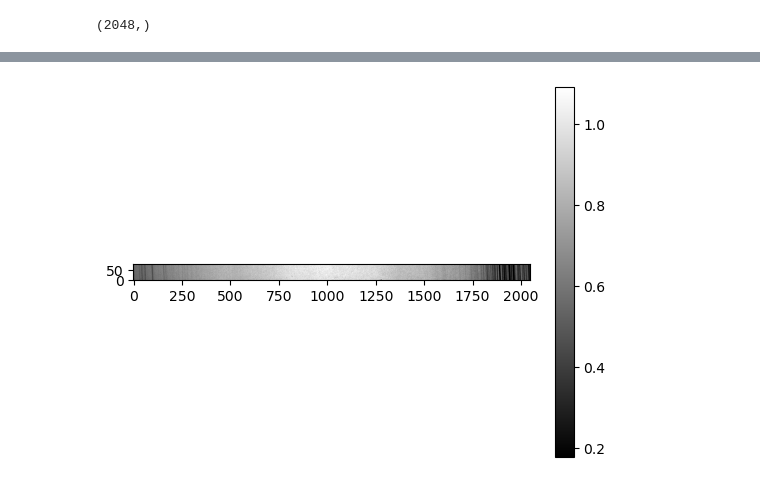
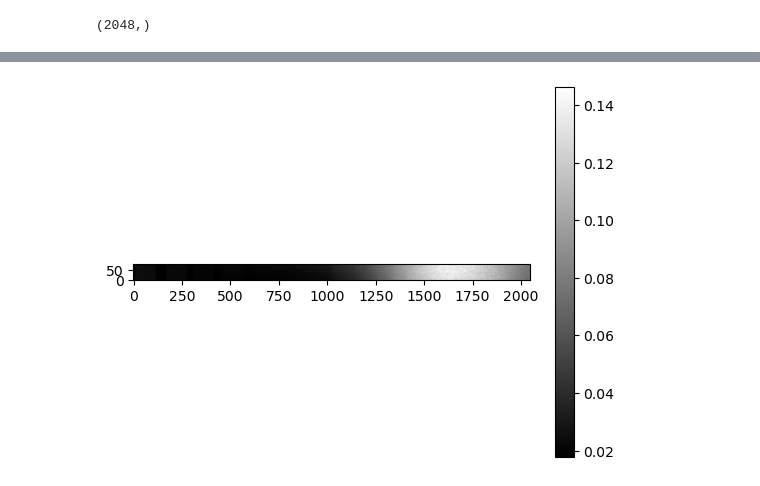
Before and after one commit to Hallflower20/palomar-project, a Jupyter notebook: data/pipeline.ipynb, the cells around one changed output, grey strips where cells are left out. Cells and saved outputs as stored; diff of their text form; code cells hidden in the pictures.

```diff
--- a/data/pipeline.ipynb
+++ b/data/pipeline.ipynb
@@ -19,13 +19,13 @@ def plot_data(obj,percentile = [1, 99],use_log = False):
     plt.colorbar()
 
 def read_file(file_name):
-    return fits.open(file_name)['PRIMARY'].data.astype(float)
+    return np.flip(fits.open(file_name)['PRIMARY'].data.astype(float), axis = 1)
 # %%
 files = glob.glob("./20230507/*.fits")
 files = np.sort(files)
 # %%
 slit_w = 30 * u.arcsecond
 scale = 0.37 * u.arcsecond
-slit_pixel_w = int(slit_w / scale)
+slit_pixel_w = int(slit_w / scale) + 10
 slit_pixel_w
 # %% [output]
@@ -167,7 +154,9 @@ trace = Table.from_pandas(pd.read_csv("tspec_traces.csv"))
 trace["order3_min"] = np.floor(trace["order3"] - slit_pixel_w/2).astype(int)
 trace["order3_max"] = np.ceil(trace["order3"] + slit_pixel_w/2).astype(int)
 # %%
-def rectify(data, trace_line_min, trace_line_max):
+def rectify(data, trace, slit_w, order):
+    trace_line_min = np.floor(trace[order] - slit_w/2).astype(int)
+    trace_line_max = trace_line_min + slit_w
     rectangle = []
     for i in range(data.shape[1]):
         column = data[:,i]
@@ -177,6 +180,6 @@ def rectify(data, trace_line_min, trace_line_max):
 # %%
-flat_rectify_order_3 = rectify(flat, trace["order3_min"], trace["order3_max"])
+flat_rectify_order_3 = rectify(flat, trace, slit_pixel_w, "order7")
 plot_data(flat_rectify_order_3)
 plt.show()
 # %% [output]
-[figure, old version]
+[figure, new version]
```
Also changed, not shown: parts of 25 cells of this notebook.
